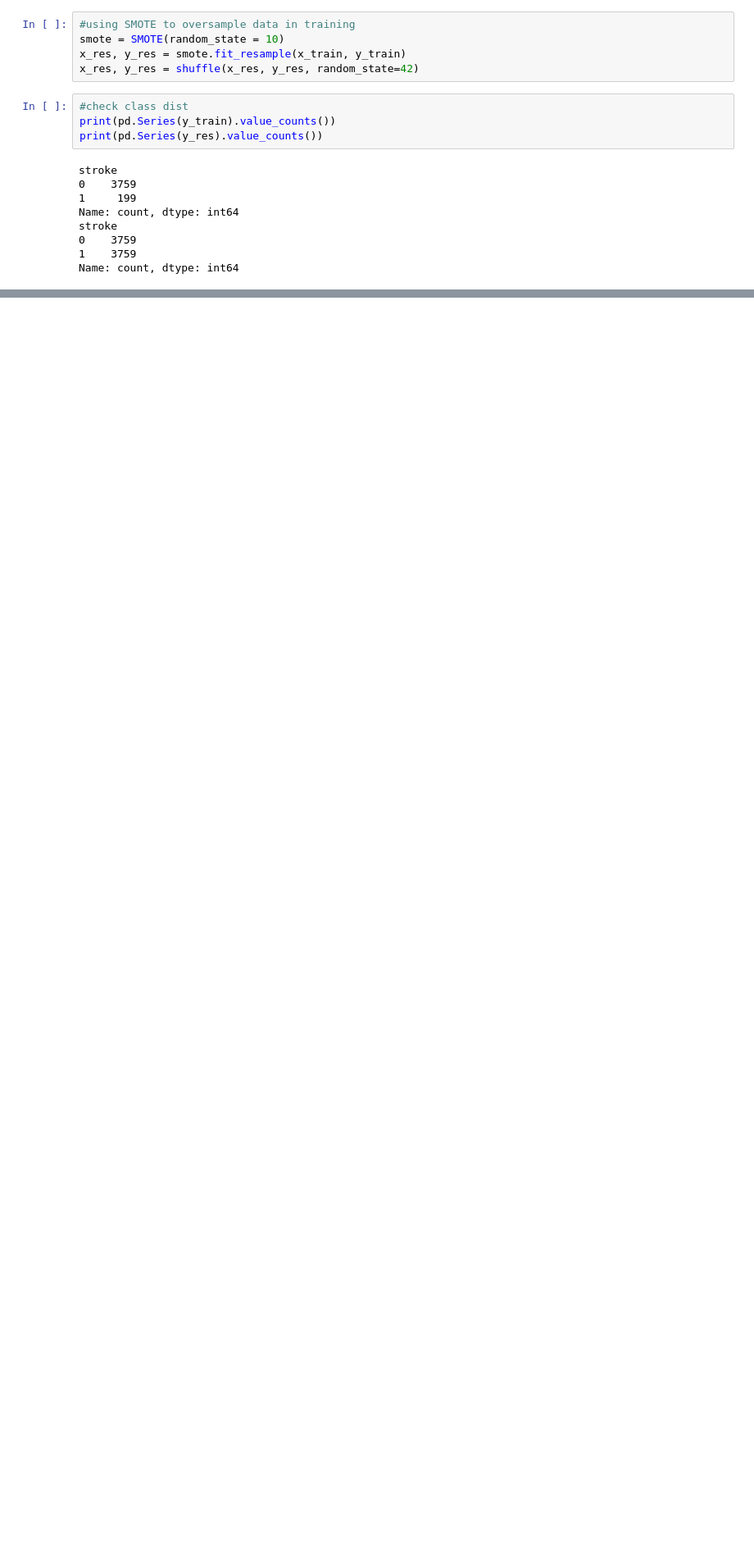
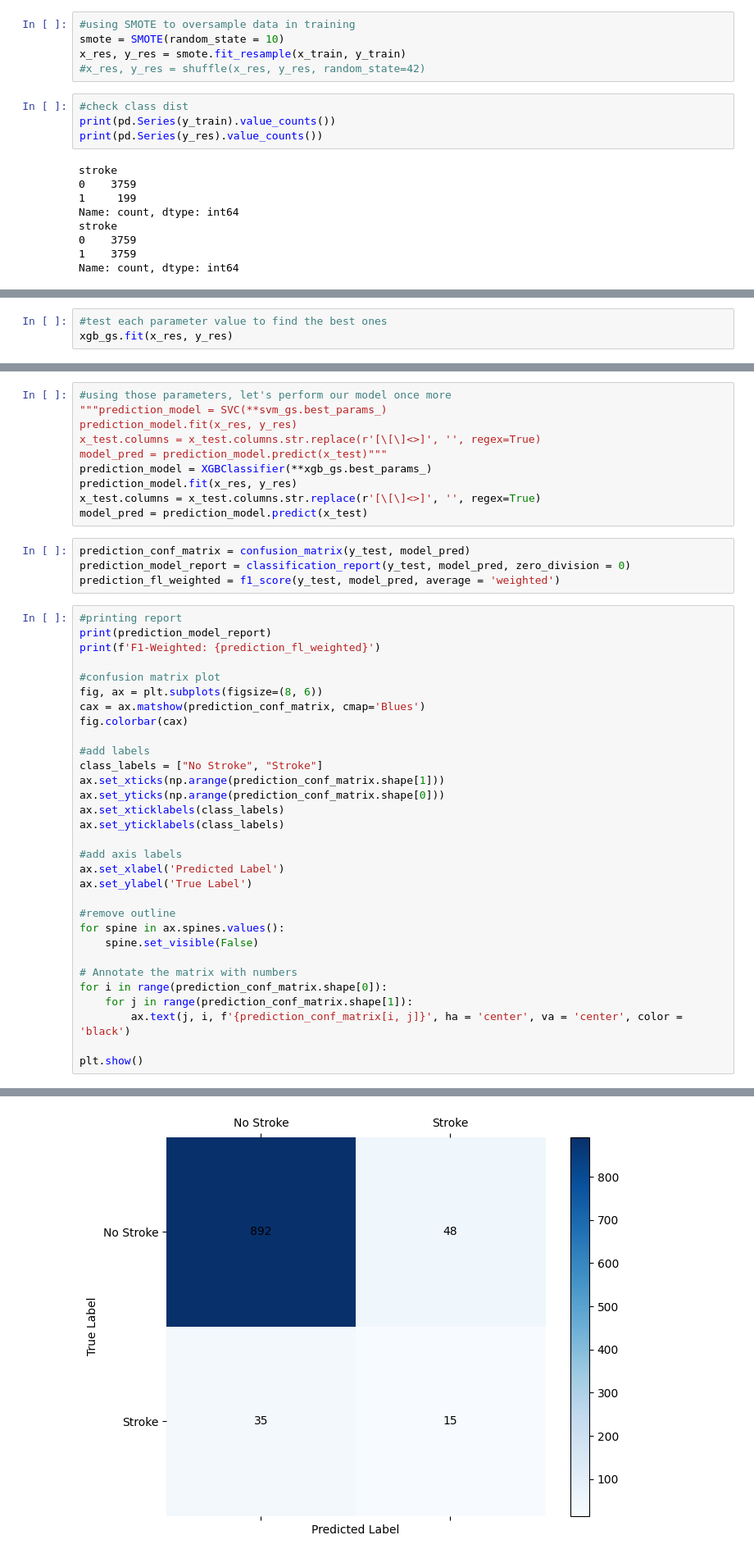
Before and after one commit to Yuuklo/stroke-prediction, a Jupyter notebook: notebooks/02_modeling.ipynb, the cells around one changed output, grey strips where cells are left out. Shown at 82% size. Cells and saved outputs as stored; diff of their text form; blank space fills up the shorter version.

Commit message:
hypertuning models

```diff
--- a/notebooks/02_modeling.ipynb
+++ b/notebooks/02_modeling.ipynb
@@ -47,7 +46,7 @@ x_train, x_test, y_train, y_test = train_test_split(x, y, test_size = 0.2, rando
 #using SMOTE to oversample data in training
 smote = SMOTE(random_state = 10)
 x_res, y_res = smote.fit_resample(x_train, y_train)
-x_res, y_res = shuffle(x_res, y_res, random_state=42)
+#x_res, y_res = shuffle(x_res, y_res, random_state=42)
 # %%
 #check class dist
 print(pd.Series(y_train).value_counts())
@@ -220,0 +251,3 @@ F1 Macro: 0.5004877392445087
+# %%
+#test each parameter value to find the best ones
+xgb_gs.fit(x_res, y_res)
@@ -220,0 +279,46 @@ F1 Macro: 0.5004877392445087
+# %%
+#using those parameters, let's perform our model once more
+"""prediction_model = SVC(**svm_gs.best_params_)
+prediction_model.fit(x_res, y_res)
+x_test.columns = x_test.columns.str.replace(r'[\[\]<>]', '', regex=True)
+model_pred = prediction_model.predict(x_test)"""
+prediction_model = XGBClassifier(**xgb_gs.best_params_)
+prediction_model.fit(x_res, y_res)
+x_test.columns = x_test.columns.str.replace(r'[\[\]<>]', '', regex=True)
+model_pred = prediction_model.predict(x_test)
+# %%
+prediction_conf_matrix = confusion_matrix(y_test, model_pred)
+prediction_model_report = classification_report(y_test, model_pred, zero_division = 0)
+prediction_fl_weighted = f1_score(y_test, model_pred, average = 'weighted')
+# %%
+#printing report
+print(prediction_model_report)
+print(f'F1-Weighted: {prediction_fl_weighted}')
+
+#confusion matrix plot
+fig, ax = plt.subplots(figsize=(8, 6))
+cax = ax.matshow(prediction_conf_matrix, cmap='Blues')
+fig.colorbar(cax)
+
+#add labels
+class_labels = ["No Stroke", "Stroke"]
+ax.set_xticks(np.arange(prediction_conf_matrix.shape[1]))
+ax.set_yticks(np.arange(prediction_conf_matrix.shape[0]))
+ax.set_xticklabels(class_labels)
+ax.set_yticklabels(class_labels)
+
+#add axis labels
+ax.set_xlabel('Predicted Label')
+ax.set_ylabel('True Label')
+
+#remove outline
+for spine in ax.spines.values():
+    spine.set_visible(False)
+
+# Annotate the matrix with numbers
+for i in range(prediction_conf_matrix.shape[0]):
+    for j in range(prediction_conf_matrix.shape[1]):
+        ax.text(j, i, f'{prediction_conf_matrix[i, j]}', ha = 'center', va = 'center', color = 'black')
+
+plt.show()
+# %% [output]
@@ -220,0 +335 @@ F1 Macro: 0.5004877392445087
+[figure, added]
```
Also changed, not shown: parts of 14 cells of this notebook.
